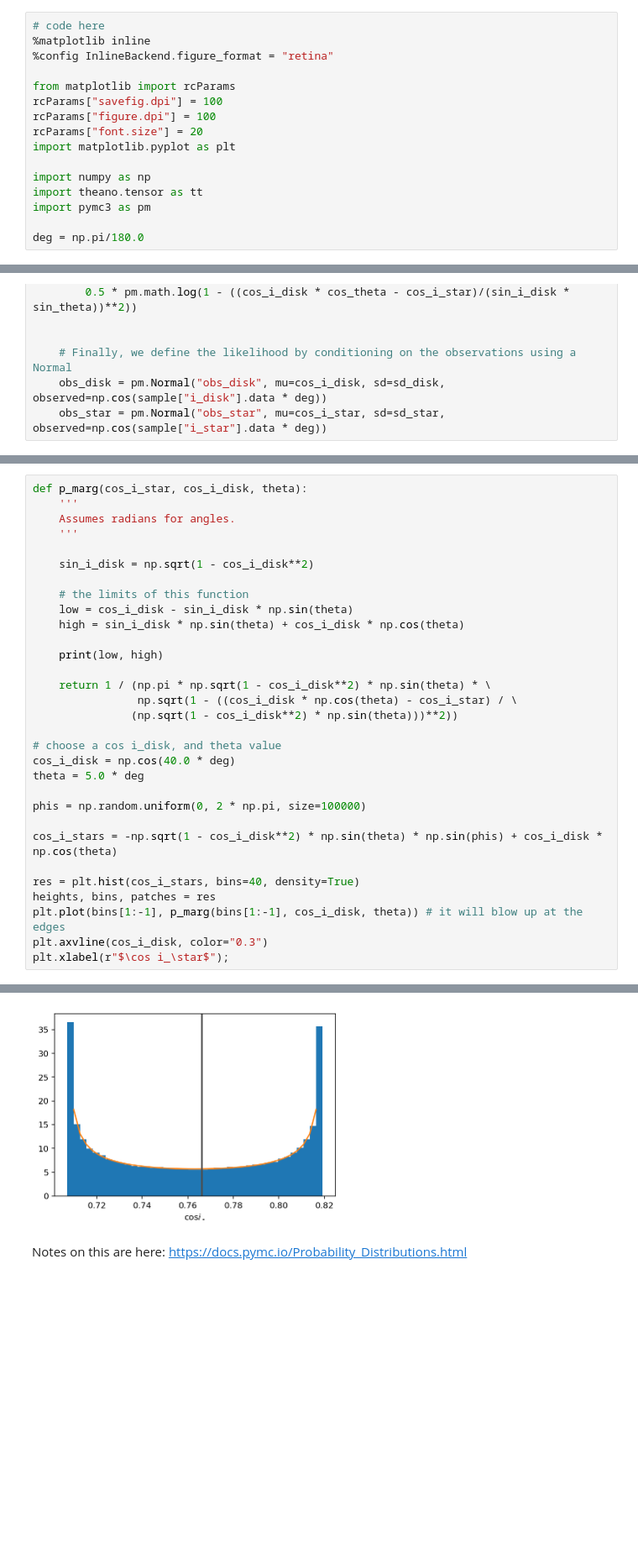
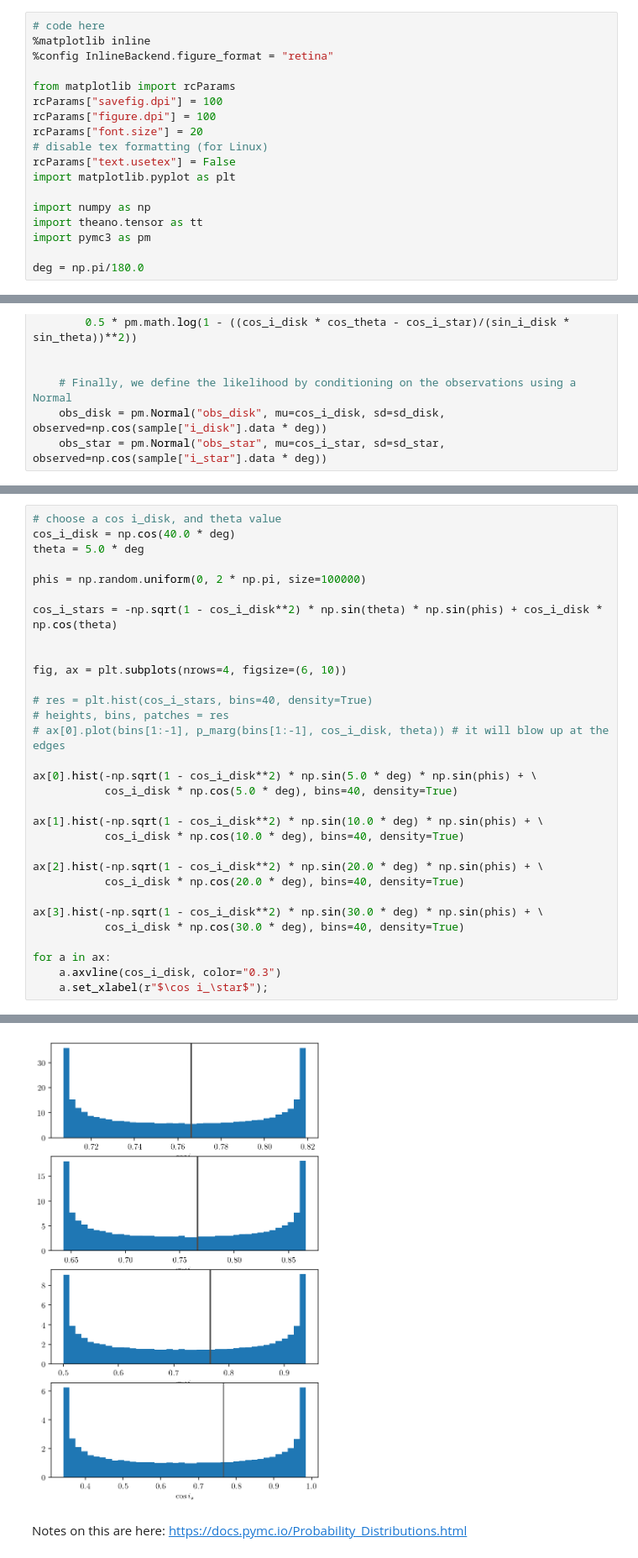
Before and after one commit to iancze/hierarchical-mutual-inclinations, a Jupyter notebook: MarginalPrior.ipynb, the cells around one changed output, grey strips where cells are left out. Shown at 84% size. Cells and saved outputs as stored; diff of their text form; blank space fills up the shorter version.

```diff
--- a/MarginalPrior.ipynb
+++ b/MarginalPrior.ipynb
@@ -255,6 +255,8 @@ from matplotlib import rcParams
 rcParams["savefig.dpi"] = 100
 rcParams["figure.dpi"] = 100
 rcParams["font.size"] = 20
+# disable tex formatting (for Linux)
+rcParams["text.usetex"] = False
 import matplotlib.pyplot as plt
 
 import numpy as np
@@ -378,21 +396,4 @@ The derivative of RV `cos_i_star`.ravel()[0] is non-finite.
 # %%
-def p_marg(cos_i_star, cos_i_disk, theta):
-    '''
-    Assumes radians for angles.
-    '''
-
-    sin_i_disk = np.sqrt(1 - cos_i_disk**2)
-
-    # the limits of this function
-    low = cos_i_disk - sin_i_disk * np.sin(theta)
-    high = sin_i_disk * np.sin(theta) + cos_i_disk * np.cos(theta)
-
-    print(low, high)
-
-    return 1 / (np.pi * np.sqrt(1 - cos_i_disk**2) * np.sin(theta) * \
-                np.sqrt(1 - ((cos_i_disk * np.cos(theta) - cos_i_star) / \
-               (np.sqrt(1 - cos_i_disk**2) * np.sin(theta)))**2))
-
 # choose a cos i_disk, and theta value
 cos_i_disk = np.cos(40.0 * deg)
 theta = 5.0 * deg
@@ -401,9 +402,26 @@ phis = np.random.uniform(0, 2 * np.pi, size=100000)
 
 cos_i_stars = -np.sqrt(1 - cos_i_disk**2) * np.sin(theta) * np.sin(phis) + cos_i_disk * np.cos(theta)
 
-res = plt.hist(cos_i_stars, bins=40, density=True)
-heights, bins, patches = res
-plt.plot(bins[1:-1], p_marg(bins[1:-1], cos_i_disk, theta)) # it will blow up at the edges
-plt.axvline(cos_i_disk, color="0.3")
-plt.xlabel(r"$\cos i_\star$");
+
+fig, ax = plt.subplots(nrows=4, figsize=(6, 10))
+
+# res = plt.hist(cos_i_stars, bins=40, density=True)
+# heights, bins, patches = res
+# ax[0].plot(bins[1:-1], p_marg(bins[1:-1], cos_i_disk, theta)) # it will blow up at the edges
+
+ax[0].hist(-np.sqrt(1 - cos_i_disk**2) * np.sin(5.0 * deg) * np.sin(phis) + \
+           cos_i_disk * np.cos(5.0 * deg), bins=40, density=True)
+
+ax[1].hist(-np.sqrt(1 - cos_i_disk**2) * np.sin(10.0 * deg) * np.sin(phis) + \
+           cos_i_disk * np.cos(10.0 * deg), bins=40, density=True)
+
+ax[2].hist(-np.sqrt(1 - cos_i_disk**2) * np.sin(20.0 * deg) * np.sin(phis) + \
+           cos_i_disk * np.cos(20.0 * deg), bins=40, density=True)
+
+ax[3].hist(-np.sqrt(1 - cos_i_disk**2) * np.sin(30.0 * deg) * np.sin(phis) + \
+           cos_i_disk * np.cos(30.0 * deg), bins=40, density=True)
+
+for a in ax:
+    a.axvline(cos_i_disk, color="0.3")
+    a.set_xlabel(r"$\cos i_\star$");
 # %% [output]
@@ -411,4 +428,4 @@ plt.xlabel(r"$\cos i_\star$");
-[figure, old version]
+[figure, new version]
 # %% [markdown]
 Notes on this are here: https://docs.pymc.io/Probability_Distributions.html
 # %%
```
Also changed, not shown: parts of 4 cells of this notebook.
